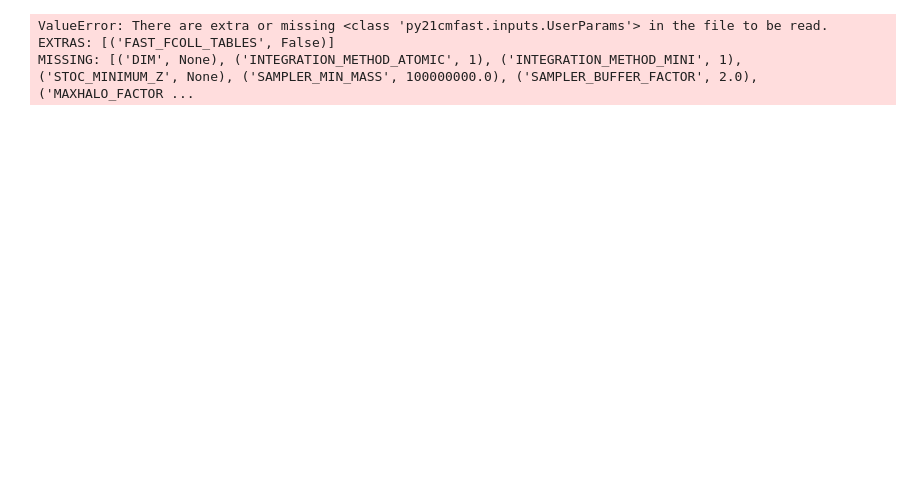
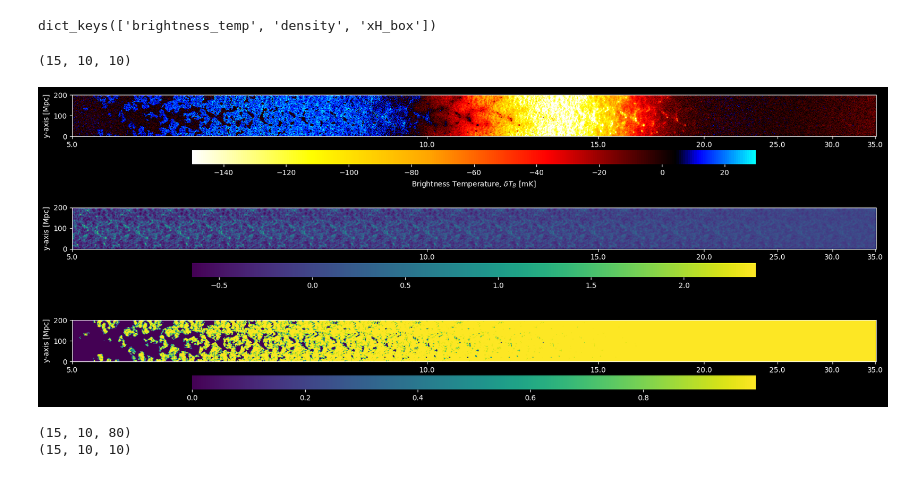
Before and after one commit to astro-ML/21cm-wrapper, a Jupyter notebook: test_mcmc.ipynb, the cells around one changed output. Drawn from its saved outputs; the diff is of its cells as text; code cells hidden in the pictures; blank space fills up the shorter version.

```diff
--- a/test_mcmc.ipynb
+++ b/test_mcmc.ipynb
@@ -137,22 +338,29 @@ Error:
 # %%
 
-lc = p21c.outputs.LightCone.read("/home/potato/Documents/projects/master/data/mcmc_res/data_ns_1d/fiducial_cone.h5")
+lc = p21c.outputs.LightCone.read("/home/allomere/Documents/projects/master/data/data_emcee_1d_noise2/fiducial_cone.h5")
 lcb = lc.brightness_temp
 print(lc.lightcones.keys())
 
 fig, ax = plt.subplots(3,1, figsize=(20,8))
 
 for i, field in enumerate(list(lc.lightcones.keys())):
 
     fig, ax[i] = p21c.plotting.lightcone_sliceplot(lc, fig=fig, ax=ax[i], kind=field)
 
 fig.savefig("lightcone.png")
 
 res = calculate_ps(lc = lc.lightcones['brightness_temp'] , lc_redshifts=lc.lightcone_redshifts,
                            box_length=lc.user_params.BOX_LEN, box_side_shape=lc.user_params.HII_DIM,
-                           log_bins=False, zs = np.linspace(5.5,30, 15), calc_1d=False, calc_2d=True,
-                           nbins=15, bin_ave=True, k_weights=ignore_zero_absk, postprocess=True)
+                           log_bins=False, zs = np.linspace(5.5,30, 15), calc_1d=True, calc_2d=True, get_variance=True,
+                           nbins=10, kpar_bins=10, bin_ave=True, k_weights=ignore_zero_absk, postprocess=True)
+print(res['final_var_2D'].shape)
 # %% [output]
-ValueError: There are extra or missing <class 'py21cmfast.inputs.UserParams'> in the file to be read.
-EXTRAS: [('FAST_FCOLL_TABLES', False)]
-MISSING: [('DIM', None), ('INTEGRATION_METHOD_ATOMIC', 1), ('INTEGRATION_METHOD_MINI', 1), ('STOC_MINIMUM_Z', None), ('SAMPLER_MIN_MASS', 100000000.0), ('SAMPLER_BUFFER_FACTOR', 2.0), ('MAXHALO_FACTOR ...
+dict_keys(['brightness_temp', 'density', 'xH_box'])
+(15, 10, 10)
+[figure, added]
+# %%
+print(res['full_var_2D'].shape)
+print(res['final_var_2D'].shape)
+# %% [output]
+(15, 10, 80)
+(15, 10, 10)
```
Also changed, not shown: parts of 31 cells of this notebook, 2 other files.
